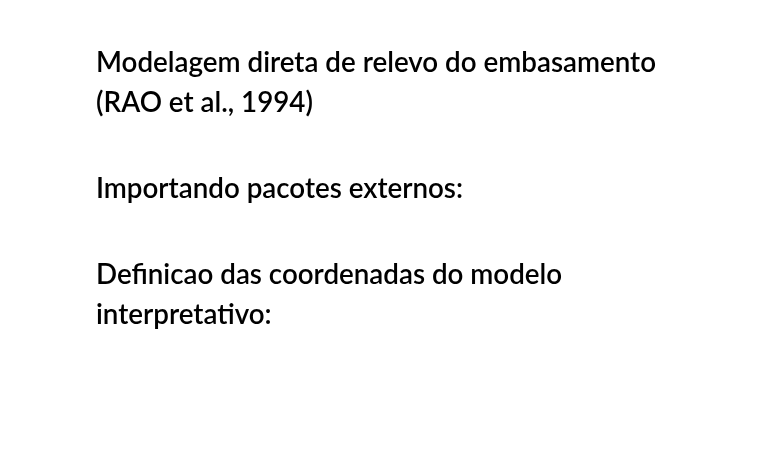
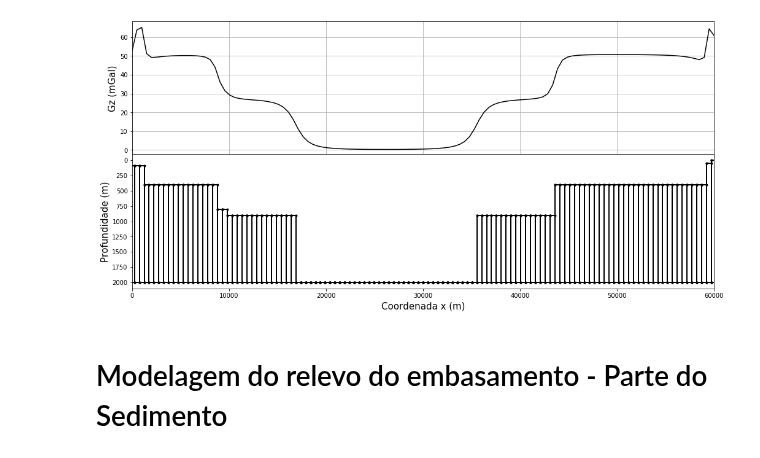
Before and after one commit to brunolf96/IC-UFF, a Jupyter notebook: modelagem_bacia.ipynb, the cells around one changed output. Saved outputs shown, nothing was run; the diff lists cells and outputs as text; code cells hidden in the pictures; blank space fills up the shorter version.

```diff
--- a/modelagem_bacia.ipynb
+++ b/modelagem_bacia.ipynb
@@ -0,0 +62,3 @@
+# %%
+# Modelagem do relevo do embasamento
+x_prism, x_coord, z_coord = modeling.multi_prism(n_prism, xmin, xmax, zmin_emb, zmax_emb, index='all')
@@ -1,2 +67,44 @@
+# %%
+# Calculando a componente vertical do campo gravitacional ao longo do modelo de relevo de embasamento
+# Gerando as coordenadas dos pontos de observacoes
+xo = np.linspace(xmin, xmax, n_prism) # coordenadas em x
+yo = xo*0.0                           # coordenadas em y
+zo = np.zeros(n_prism)                # coordenadas em z
+
+# Considerando uma(s) desindade(s) para os prismas
+density = np.array([2.67])
+
+# Informacoes referentes aos prismas
+deltax = 2.0 * x_prism
+deltay = 1000.0
+top = zmin_emb
+bottom = zmax_emb
+xprism = xo
+yprism = np.zeros(n_prism)
+
+# Calculando a componente vertical do campo gravitacional
+gz_emb = prism.prism3D_gz(xo, yo, zo, xprism, yprism, top, bottom, deltax, deltay, density)
+# %%
+# Plotando
+figure, (ax1, ax2) = plt.subplots(nrows=2, ncols=1, figsize=(17, 8), facecolor='w', sharex=True, \
+                                  gridspec_kw={'hspace': -0.01})
+
+#ax1.plot(xo, gz, 'k-', label='Gz Calculado ', linewidth=2)
+#ax1.legend(fontsize=12)
+ax1.plot(xo, gz_emb, 'k-')
+ax1.set_ylabel('Gz (mGal)', fontsize=15)
+ax1.grid()
+ax1.set_xlim(0,60000)
+
+for i in range (n_prism):
+    ax2.plot(x_coord[i], z_coord[i], ".-k", linewidth=2)
+
+ax2.set_ylabel('Profundidade (m)', fontsize=15)
+ax2.set_xlabel('Coordenada x (m)', fontsize=15)
+ax2.invert_yaxis()
+#plt.savefig('figs/Figura.png', format='png') # Salvando a figura em uma imagem PNG
+plt.show( )
+# %% [output]
+[figure, added]
 # %% [markdown]
-# Modelagem direta de relevo do embasamento  (RAO et al., 1994)
+# Modelagem do relevo do embasamento - Parte do Sedimento
@@ -12,2 +110,0 @@ from matplotlib.patches import PathPatch
-# %% [markdown]
-# Importando pacotes externos:
@@ -17,2 +110,0 @@ from modules.gravity import grav2D_anom, g_sphere # funcao que calcula dados de
-# %% [markdown]
-# Definicao das coordenadas do modelo interpretativo:
```
Also changed, not shown: parts of 27 cells of this notebook.
